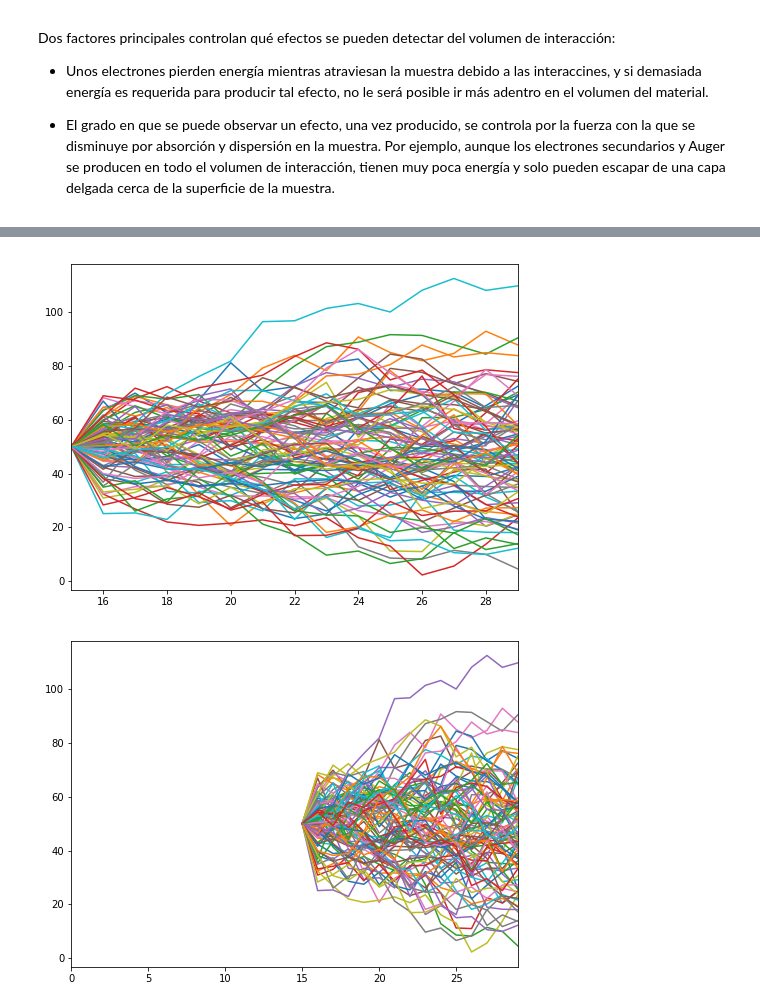
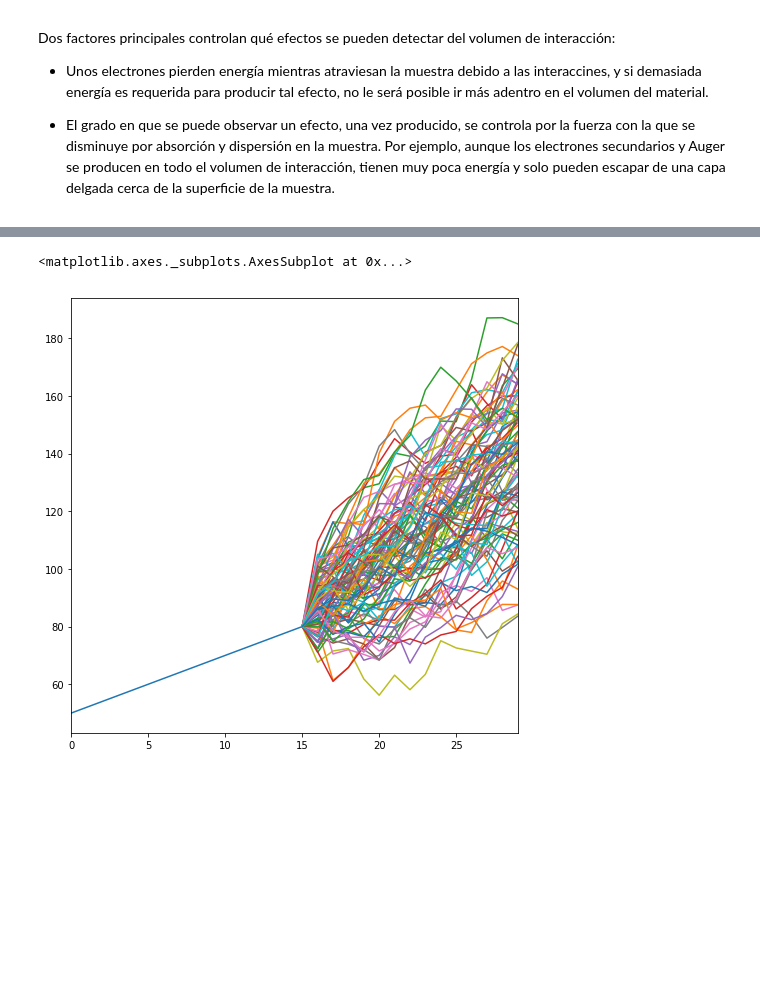
Before and after one commit to dixi1903/ProyectoModulo2_OrtizA_AcostaE_ChiquitoE, a Jupyter notebook: ProyectoModulo2_OrtizA_AcostaE_ChiquitoE.ipynb, the cells around one changed output, grey strips where cells are left out. Cells and saved outputs as stored; diff of their text form; code cells hidden in the pictures; blank space fills up the shorter version.

```diff
--- a/ProyectoModulo2_OrtizA_AcostaE_ChiquitoE.ipynb
+++ b/ProyectoModulo2_OrtizA_AcostaE_ChiquitoE.ipynb
@@ -76,7 +102,7 @@ from pandas_datareader import data
 # %%
 K=50 #Valor arbibrario del rayo (a cambiar)
 rango=30 #Alcanze del rayo, a cambiar
-df = pd.DataFrame(np.random.randn((rango-15),100),index=list(range(15,rango,1))) #Generador de números aleatorios para el movimiento del haz dentro del material.
+df = pd.DataFrame((1+sigma)*np.random.randn((rango-15),100)+mu*20,index=list(range(15,rango,1))) #Generador de números aleatorios para el movimiento del haz dentro del material.
 df=df*2/0.33 #Valores que determinen el cambio de los rayos dentro (a cambiar)
 df
 # %% [output]
@@ -99,7 +125,7 @@ df
 15 rows × 100 columns
 # %%
-acum=K+df.cumsum()   #Trayectorias de los diferentes electrones dentro del material.
-acum.loc[15,:]=50
+acum=macuin+df.cumsum()   #Trayectorias de los diferentes electrones dentro del material.
+acum.loc[15,:]=macuin
 acum
 # %% [output]
 |  | 0 | 1 | 2 | 3 | 4 | 5 | 6 | 7 | 8 | 9 | ... | ... |
@@ -121,7 +147,10 @@ acum
 15 rows × 100 columns
+# %%
+kuchao_df = pd.DataFrame(kuchao)
+# %%
+simul = pd.concat([kuchao_df.T,acum.T]).T #Concatenación de el rayo con las trayectorias
 # %%
-
-acum.plot(figsize=(8,6),legend=False)
-plt.show()
+simul.plot(figsize=(8,8),legend=False)
 # %% [output]
+<matplotlib.axes._subplots.AxesSubplot at 0x...>
-[figure, old version]
+[figure, new version]
@@ -132,4 +156,0 @@ simul = pd.concat([kuchao.T,acum.T]).T #Concatenación de el rayo con las trayec
-# %%
-simul.plot(figsize=(8,6),legend=False);
-# %% [output]
-[figure, removed]
```
Also changed, not shown: parts of 8 cells of this notebook.
